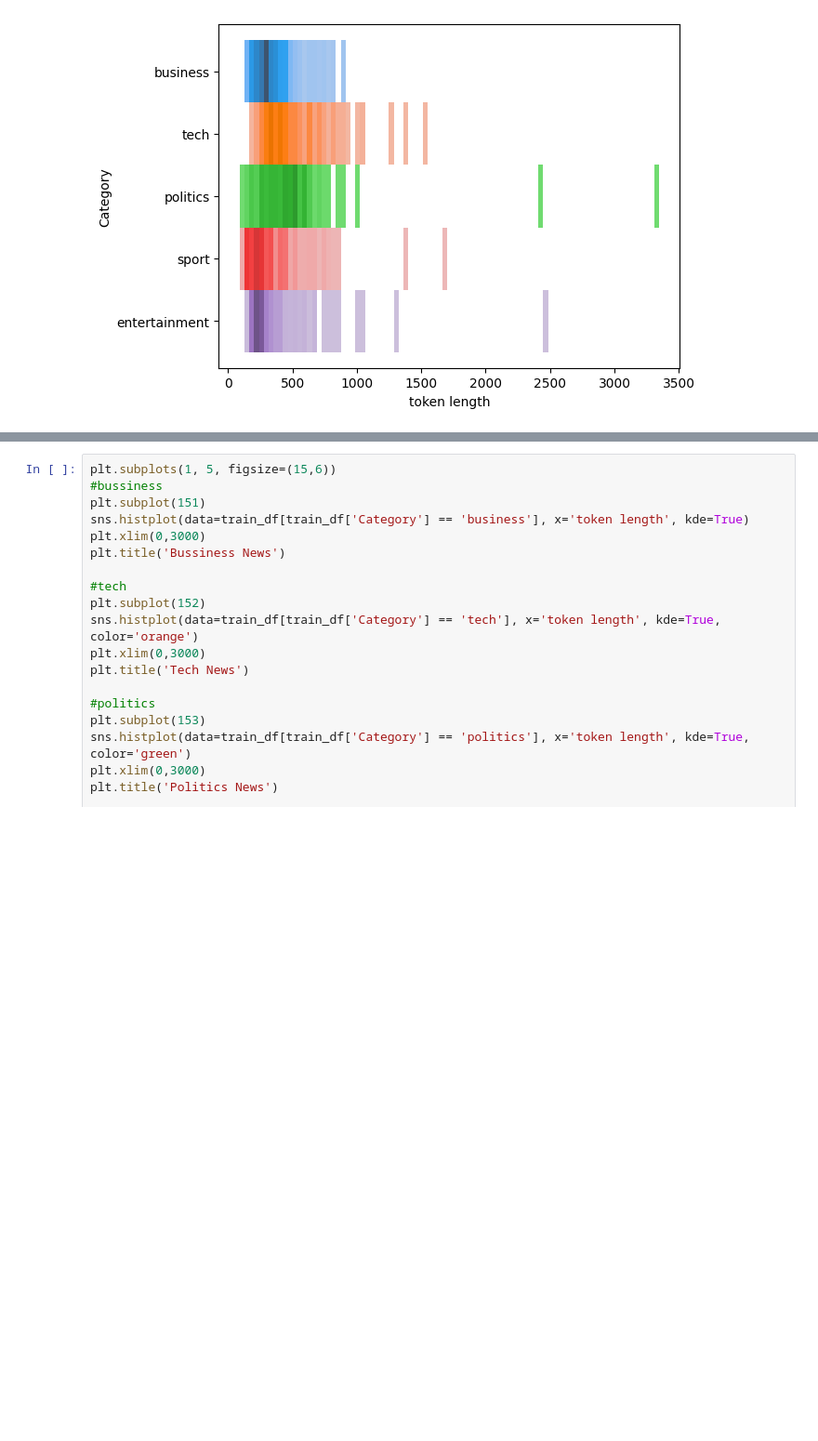
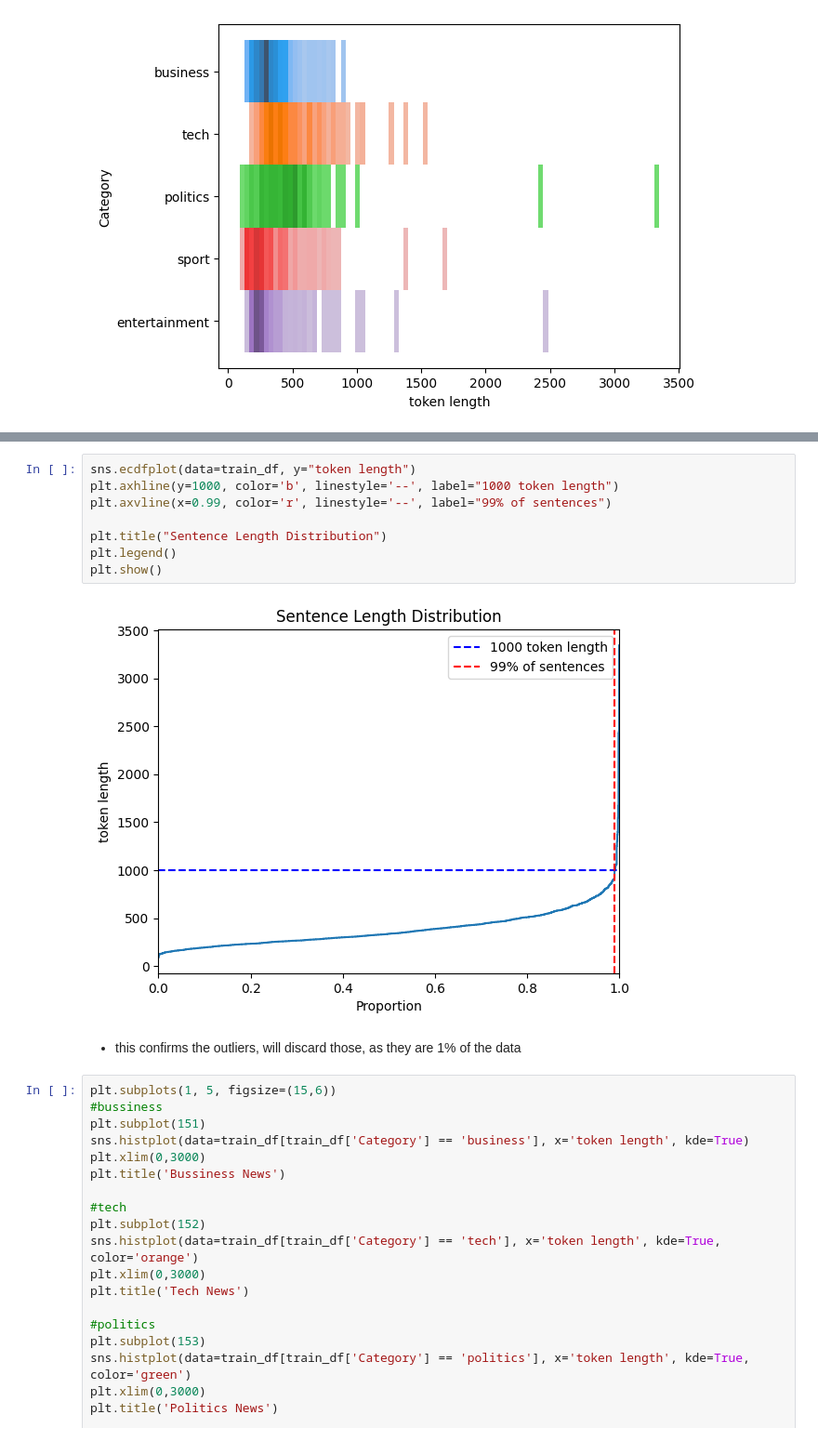
Before and after one commit to Rahul-404/bbc-news-sorting, a Jupyter notebook: notebooks/02_Exploratoty_Data_Analysis.ipynb, the cells around one changed output, grey strips where cells are left out. Shown at 93% size. Saved outputs shown, nothing was run; the diff lists cells and outputs as text; blank space fills up the shorter version.

```diff
--- a/notebooks/02_Exploratoty_Data_Analysis.ipynb
+++ b/notebooks/02_Exploratoty_Data_Analysis.ipynb
@@ -192,3 +206,15 @@ sns.histplot(
+# %%
+sns.ecdfplot(data=train_df, y="token length")
+plt.axhline(y=1000, color='b', linestyle='--', label="1000 token length")
+plt.axvline(x=0.99, color='r', linestyle='--', label="99% of sentences")
+
+plt.title("Sentence Length Distribution")
+plt.legend()
+plt.show()
+# %% [output]
+[figure, added]
+# %% [markdown]
+- this confirms the outliers, will discard those, as they are 1% of the data
 # %%
 plt.subplots(1, 5, figsize=(15,6))
 #bussiness
```
Also changed, not shown: parts of 16 cells of this notebook.
